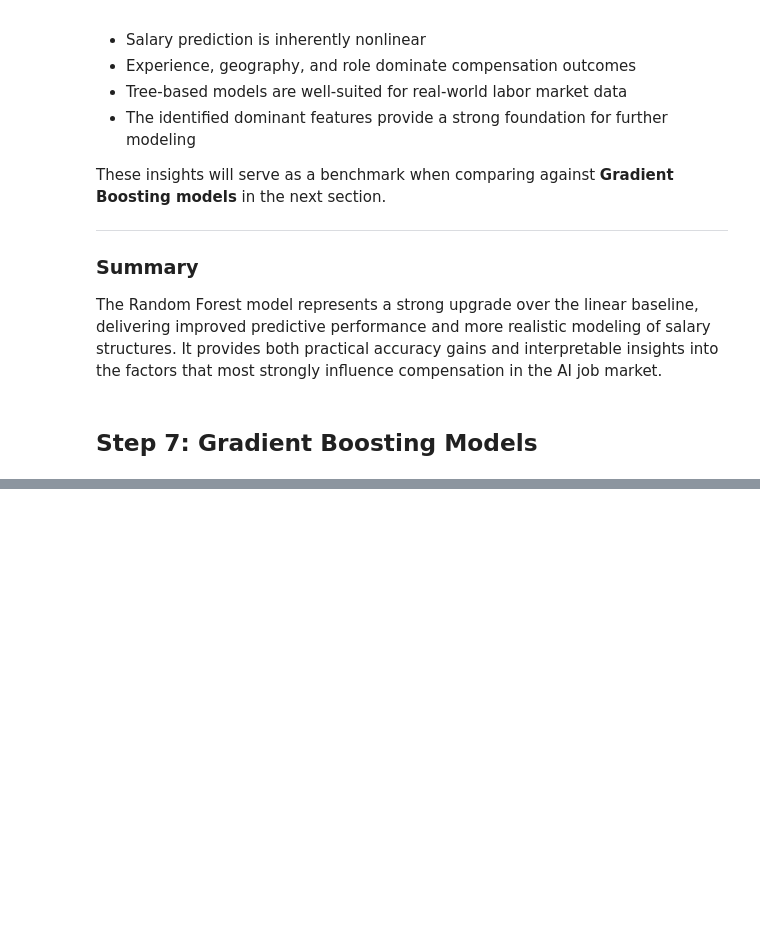
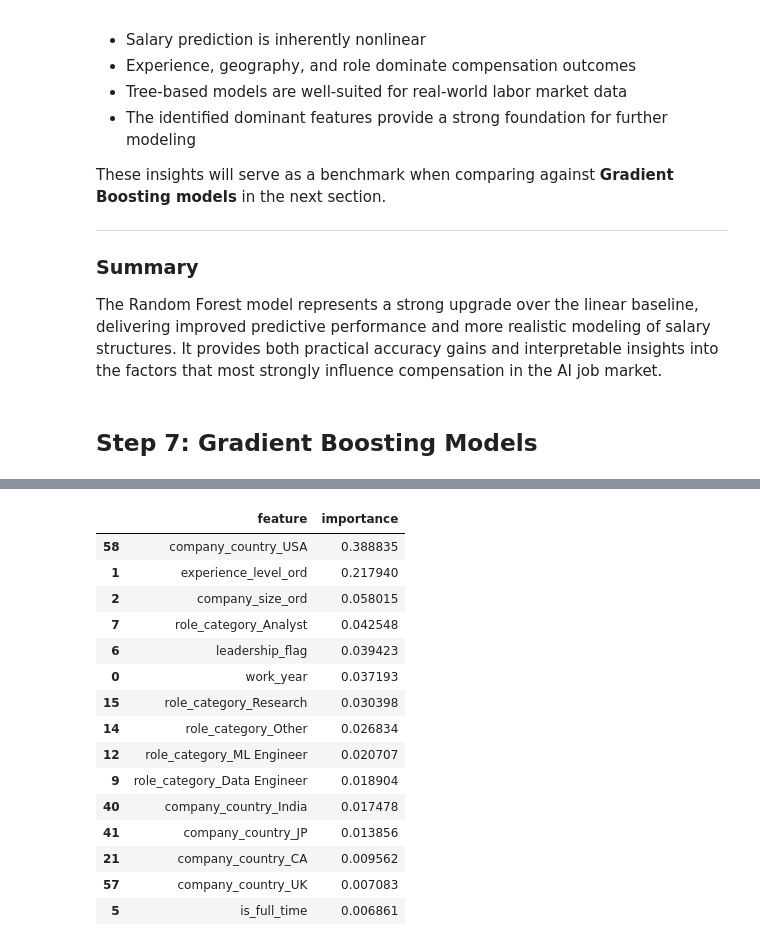
Before and after one commit to DevAnnafi/AI-Job-Market-Analyzer, a Jupyter notebook: notebooks/04_model_training.ipynb, the cells around one changed output, grey strips where cells are left out. Cells and saved outputs as stored; diff of their text form; code cells hidden in the pictures; blank space fills up the shorter version.

Commit message:
Feat: Gradient Boosting Feature almost done Just did feature importance

```diff
--- a/notebooks/04_model_training.ipynb
+++ b/notebooks/04_model_training.ipynb
@@ -521,0 +558,8 @@ The Random Forest model represents a strong upgrade over the linear baseline, de
+# %%
+# STEP 7.2: Train Gradient Boosting model
+#
+# - Fit pipeline using X_train and y_train
+# - Expect slower training than RF
+# - No preprocessing changes allowed
+
+gb_model.fit(X_train, y_train)
@@ -521,0 +649,58 @@ The Random Forest model represents a strong upgrade over the linear baseline, de
+# %%
+# STEP 7.6: Extract feature importance from Gradient Boosting
+#
+# - Use feature_importances_
+# - Map back to encoded feature names (same process as RF)
+# - Rank top features
+#
+# GOAL:
+# Compare importance shifts between RF and GB
+
+gb_estimator = gb_model.named_steps["regressor"]
+
+# 2. Get feature names after preprocessing
+numeric_feature_names = numeric_features
+
+categorical_feature_names = (
+    gb_model.named_steps["preprocessor"]
+    .named_transformers_["cat"]
+    .get_feature_names_out(categorical_features)
+)
+
+all_feature_names = np.concatenate([
+    numeric_feature_names,
+    categorical_feature_names
+])
+
+# 3. Extract feature importance values
+importances = gb_estimator.feature_importances_
+
+# 4. Create a DataFrame for easy interpretation
+feature_importance_df = pd.DataFrame({
+    "feature": all_feature_names,
+    "importance": importances
+})
+
+# 5. Sort features by importance
+feature_importance_df = feature_importance_df.sort_values(
+    by="importance", ascending=False
+)
+
+feature_importance_df.head(15)
+# %% [output]
+|  | feature | importance |
+| 58 | company_country_USA | 0.388835 |
+| 1 | experience_level_ord | 0.217940 |
+| 2 | company_size_ord | 0.058015 |
+| 7 | role_category_Analyst | 0.042548 |
+| 6 | leadership_flag | 0.039423 |
+| 0 | work_year | 0.037193 |
+| 15 | role_category_Research | 0.030398 |
+| 14 | role_category_Other | 0.026834 |
+| 12 | role_category_ML Engineer | 0.020707 |
+| 9 | role_category_Data Engineer | 0.018904 |
+| 40 | company_country_India | 0.017478 |
+| 41 | company_country_JP | 0.013856 |
+| 21 | company_country_CA | 0.009562 |
+| 57 | company_country_UK | 0.007083 |
+| 5 | is_full_time | 0.006861 |
```
Also changed, not shown: parts of 9 cells of this notebook.
